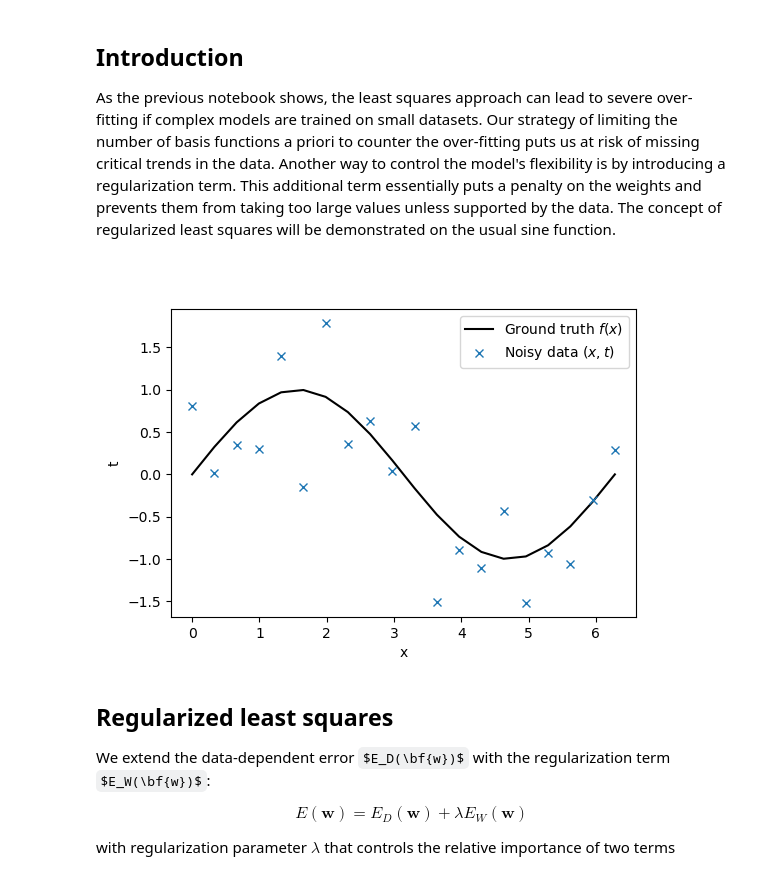
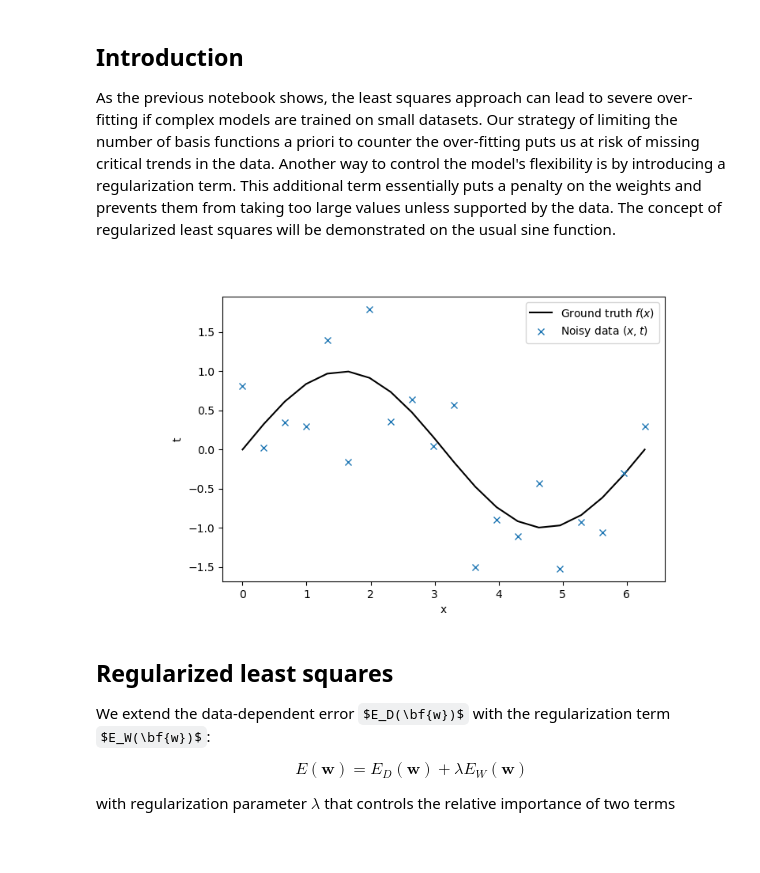
Before and after one commit to annepoot/mude, a Jupyter notebook: notebook_04_ridge-sgd.ipynb, the cells around one changed output. Cells and saved outputs as stored; diff of their text form; code cells hidden in the pictures; some formulas as TeX source; blank space fills up the shorter version.

```diff
--- a/notebook_04_ridge-sgd.ipynb
+++ b/notebook_04_ridge-sgd.ipynb
@@ -32,36 +32,37 @@ def f_data(epsilon=0.5, N=20, **kwargs):
     # Apply a seed if one is given
     if 'seed' in kwargs:
         np.random.seed(kwargs['seed'])
 
     # Get the minimum and maximum
     xmin = kwargs.get('xmin', 0)
     xmax = kwargs.get('xmax', 2*np.pi)
 
     # Generate N evenly spaced observation locations
     x = np.linspace(xmin, xmax, N)
 
     # Generate N noisy observations (1 at each location)
     t = f_truth(x, **kwargs) + np.random.normal(0, epsilon, N)
 
     # Return both the locations and the observations
     return x, t
 
 # Get the observed data
 # x, t = f_data(xmin = -1, xmax = 1)
 x, t = f_data()
 
 # Plot the data and the ground truth
-plt.figure(figsize=(6,4))
-
+fig, ax = plt.subplots(figsize=(8,4.5))
+ax.set_position([0.2,0.1, 0.7, 0.8])
 plt.plot(x, f_truth(x), 'k-', label=r'Ground truth $f(x)$')
 plt.plot(x, t, 'x', label=r'Noisy data $(x,t)$')
 plt.xlabel('x')
 plt.ylabel('t')
 plt.legend()
 
 plt.show()
+# plt.canvas.draw_idle()
 # %% [output]
-[figure, old version]
+[figure, new version]
 # %% [markdown]
 ## Regularized least squares
 
```
Also changed, not shown: parts of 9 cells of this notebook, 1 other file.
